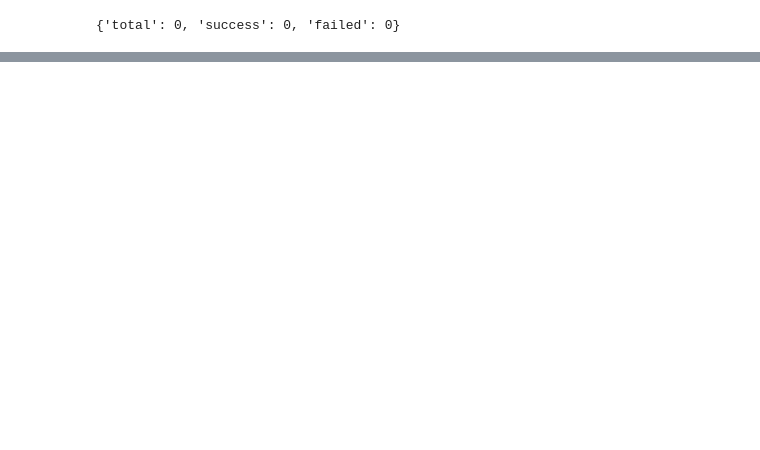
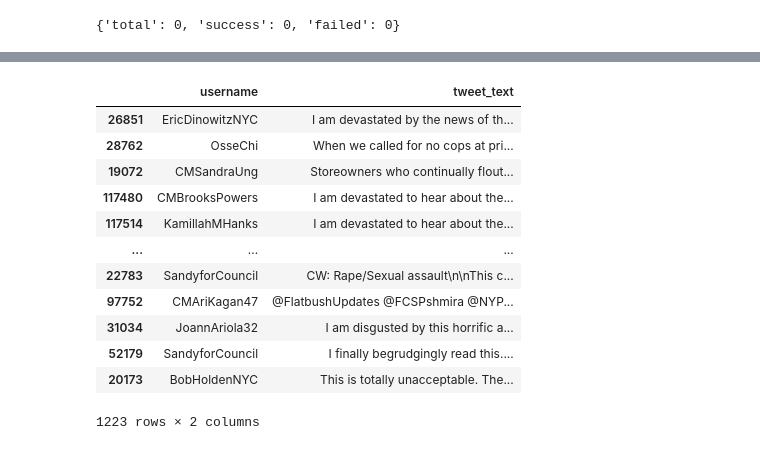
Before and after one commit to SamTGoodson/citycouncil_tweets, a Jupyter notebook: notebooks/twscrape.ipynb, the cells around one changed output, grey strips where cells are left out. Saved outputs shown, nothing was run; the diff lists cells and outputs as text; code cells hidden in the pictures; blank space fills up the shorter version.

```diff
--- a/notebooks/twscrape.ipynb
+++ b/notebooks/twscrape.ipynb
@@ -238,0 +485,6 @@ df = pd.DataFrame(tweet_results)
+# %%
+combined_df['cleaned_text'] = combined_df['tweet_text'].apply(clean_text)
+# %%
+cop_words = ['cop', 'police', 'nypd','officer']
+# %%
+cop_tweets = combined_df[combined_df['tweet_text'].str.contains('|'.join(cop_words), case=False)]
@@ -238,0 +567,20 @@ df = pd.DataFrame(tweet_results)
+# %%
+#update pandas settigns to display full text
+pd.set_option('display.max_colwidth', None)
+# %%
+# pull negative tweets and rank by sentiment score, display username and full text
+cop_tweets[cop_tweets['sentiment_label']=='negative'].sort_values(by='sentiment_score',ascending=True)[['username','tweet_text']]
+# %% [output]
+|  | username | tweet_text |
+| 26851 | EricDinowitzNYC | I am devastated by the news of th... |
+| 28762 | OsseChi | When we called for no cops at pri... |
+| 19072 | CMSandraUng | Storeowners who continually flout... |
+| 117480 | CMBrooksPowers | I am devastated to hear about the... |
+| 117514 | KamillahMHanks | I am devastated to hear about the... |
+| ... | ... | ... |
+| 22783 | SandyforCouncil | CW: Rape/Sexual assault\n\nThis c... |
+| 97752 | CMAriKagan47 | @FlatbushUpdates @FCSPshmira @NYP... |
+| 31034 | JoannAriola32 | I am disgusted by this horrific a... |
+| 52179 | SandyforCouncil | I finally begrudgingly read this.... |
+| 20173 | BobHoldenNYC | This is totally unacceptable. The... |
+1223 rows × 2 columns
```
Also changed, not shown: parts of 63 cells of this notebook, 15 other files.
